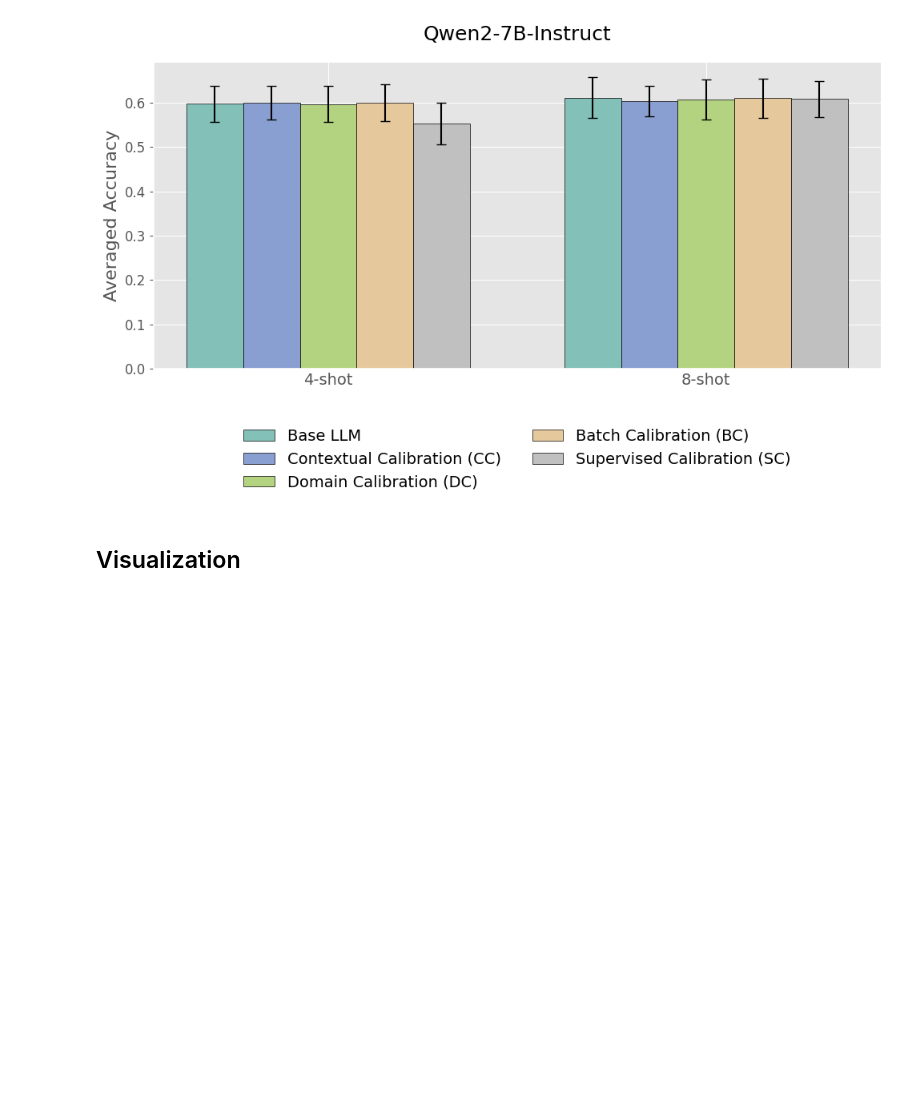
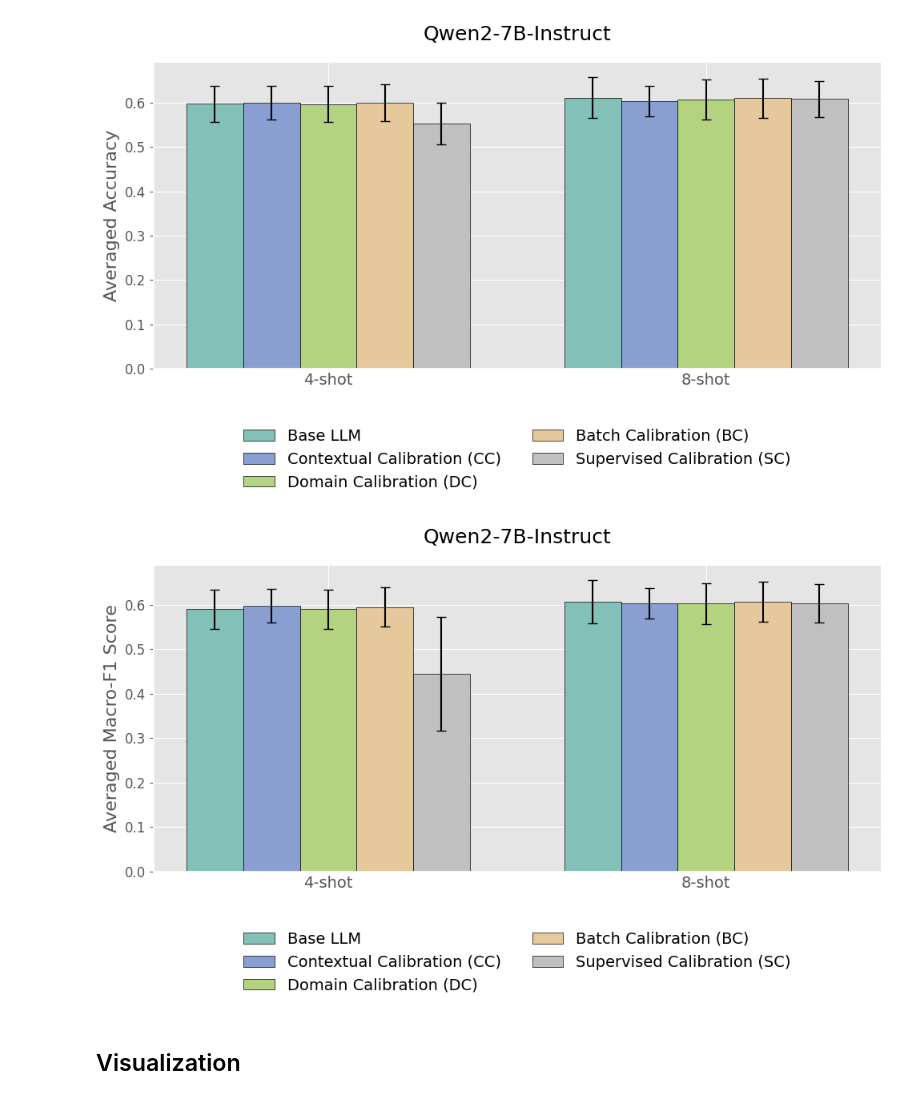
Before and after one commit to xxxxxa-hub/ICL, a Jupyter notebook: vis-results/Visualization-Qwen.ipynb, the cells around one changed output. Cells and saved outputs as stored; diff of their text form; code cells hidden in the pictures; blank space fills up the shorter version.

Commit message:
Add Macro-F1 Score

```diff
--- a/vis-results/Visualization-Qwen.ipynb
+++ b/vis-results/Visualization-Qwen.ipynb
@@ -296,6 +283,86 @@ plt.tight_layout(rect=[0, 0, 1, 1.05])
 plt.show()
 # %% [output]
 [figure]
+# %%
+import matplotlib.pyplot as plt
+import numpy as np
+
+categories = ['4-shot', '8-shot']
+
+means_base_llm = [perf_4['macro_F1'][1][0], perf_8['macro_F1'][1][0]]
+means_cc = [perf_4['macro_F1'][1][1], perf_8['macro_F1'][1][1]]
+means_domain = [perf_4['macro_F1'][1][2], perf_8['macro_F1'][1][2]]
+means_batch = [perf_4['macro_F1'][1][3], perf_8['macro_F1'][1][3]]
+means_lr = [perf_4['macro_F1'][1][4], perf_8['macro_F1'][1][4]]
+
+std_base_llm = [perf_4['macro_F1'][2][0], perf_8['macro_F1'][2][0]]
+std_cc = [perf_4['macro_F1'][2][1], perf_8['macro_F1'][2][1]]
+std_domain = [perf_4['macro_F1'][2][2], perf_8['macro_F1'][2][2]]
+std_batch = [perf_4['macro_F1'][2][3], perf_8['macro_F1'][2][3]]
+std_lr = [perf_4['macro_F1'][2][4], perf_8['macro_F1'][2][4]]
+
+bar_width = 0.15
+x = np.arange(len(categories))
+pos1 = x - 2 * bar_width
+pos2 = x - 1 * bar_width
+pos3 = x
+pos4 = x + 1 * bar_width
+pos5 = x + 2 * bar_width
+
+color1 = '#82C0B8'
+color2 = '#8A9FD1'
+color3 = '#B4D380'
+color4 = '#E6C89D'
+color5 = '#C0C0C0'
+
+fig, ax = plt.subplots(figsize=(10, 6))
+
+ax.bar(pos1, means_base_llm, bar_width, yerr=std_base_llm,
+       label='Base LLM', color=color1,
+       edgecolor='black', capsize=4)
+
+ax.bar(pos2, means_cc, bar_width, yerr=std_cc,
+       label='Contextual Calibration (CC)', color=color2,
+       edgecolor='black', capsize=4)
+
+ax.bar(pos3, means_domain, bar_width, yerr=std_domain,
+       label='Domain Calibration (DC)', color=color3,
+       edgecolor='black', capsize=4)
+
+ax.bar(pos4, means_batch, bar_width, yerr=std_batch,
+       label='Batch Calibration (BC)', color=color4,
+       edgecolor='black', capsize=4)
+
+ax.bar(pos5, means_lr, bar_width, yerr=std_lr,
+label='Supervised Calibration (SC)', color=color5,
+edgecolor='black', capsize=4)
+
+# --- 4. 美化和定制图表 ---
+# 这部分代码也无需更改
+ax.set_ylabel('Averaged Macro-F1 Score', fontsize=16)
+ax.set_title('Qwen2-7B-Instruct', fontsize=18, pad=20)
+
+ax.set_xticks(x)
+ax.set_xticklabels(categories, fontsize=14)
+# ax.set_ylim(0, 0.85)
+
+ax.spines['top'].set_visible(False)
+ax.spines['right'].set_visible(False)
+ax.spines['left'].set_linewidth(1.2)
+ax.spines['bottom'].set_linewidth(1.2)
+
+ax.tick_params(axis='x', length=0)
+ax.tick_params(axis='y', labelsize=12)
+
+ax.legend(loc='upper center', bbox_to_anchor=(0.5, -0.15),
+          fancybox=True, shadow=False, ncol=2, fontsize=14, frameon=False)
+
+plt.tight_layout(rect=[0, 0, 1, 1.05])
+
+# --- 5. 显示或保存图表 ---
+plt.show()
+# %% [output]
+[figure, added]
 # %% [markdown]
 ## Visualization
 # %%
```
Also changed, not shown: parts of 2 cells of this notebook.
